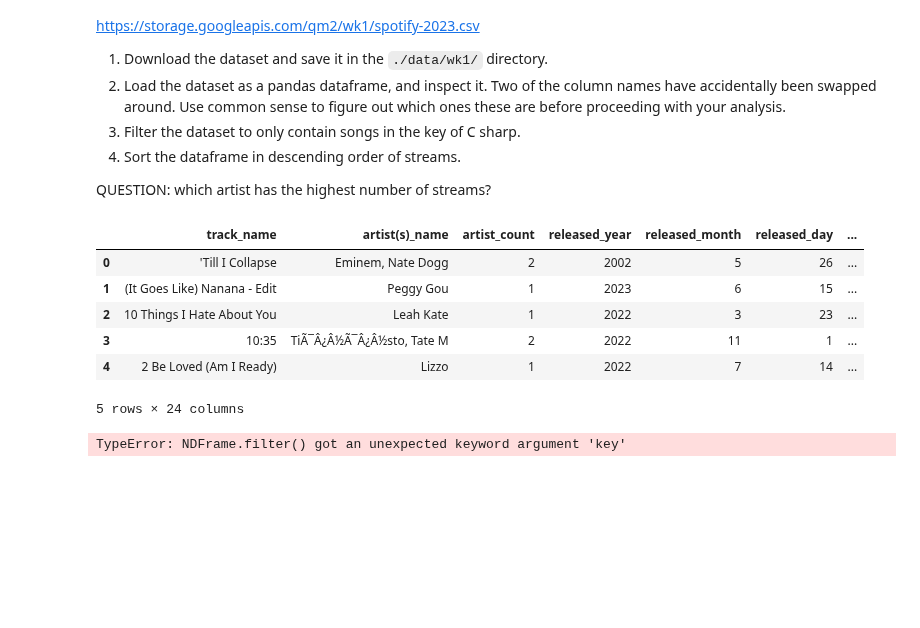
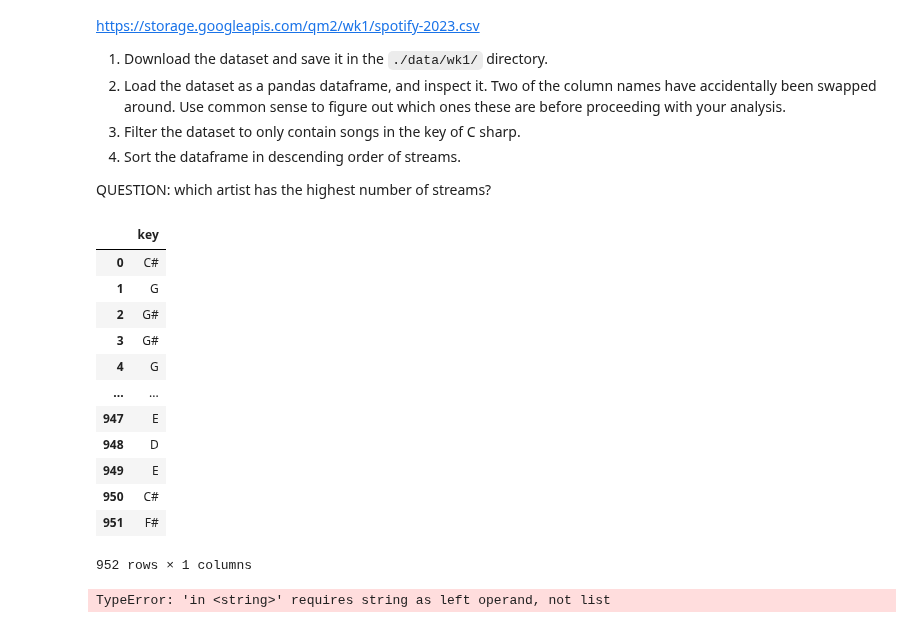
Before and after one commit to joe-lrrde/QM2, a Jupyter notebook: notebooks/W01. Python Recap.ipynb, the cells around one changed output. Saved outputs shown, nothing was run; the diff lists cells and outputs as text; code cells hidden in the pictures; blank space fills up the shorter version.

```diff
--- a/notebooks/W01. Python Recap.ipynb
+++ b/notebooks/W01. Python Recap.ipynb
@@ -258,18 +258,25 @@ QUESTION: which artist has the highest number of streams?
 # %%
 # use this code cell to answer the question
 
 data = pandas.read_csv('./data/wk1/spotify-2023.csv')
 data.head()
 # pretty sure bpm and and streams swapped
+data.filter(items=['key'])
 # %% [output]
-|  | track_name | artist(s)_name | artist_count | released_year | released_month | released_day | ... |
-| 0 | 'Till I Collapse | Eminem, Nate Dogg | 2 | 2002 | 5 | 26 | ... |
-| 1 | (It Goes Like) Nanana - Edit | Peggy Gou | 1 | 2023 | 6 | 15 | ... |
-| 2 | 10 Things I Hate About You | Leah Kate | 1 | 2022 | 3 | 23 | ... |
-| 3 | 10:35 | TiÃ¯Â¿Â½Ã¯Â¿Â½sto, Tate M | 2 | 2022 | 11 | 1 | ... |
-| 4 | 2 Be Loved (Am I Ready) | Lizzo | 1 | 2022 | 7 | 14 | ... |
+|  | key |
+| 0 | C# |
+| 1 | G |
+| 2 | G# |
+| 3 | G# |
+| 4 | G |
+| ... | ... |
+| 947 | E |
+| 948 | D |
+| 949 | E |
+| 950 | C# |
+| 951 | F# |
-5 rows × 24 columns
+952 rows × 1 columns
 # %%
-data.filter(key=['C#'])
+data.filter(like=['C#'])
 # %% [output]
-TypeError: NDFrame.filter() got an unexpected keyword argument 'key'
+TypeError: 'in <string>' requires string as left operand, not list
```
